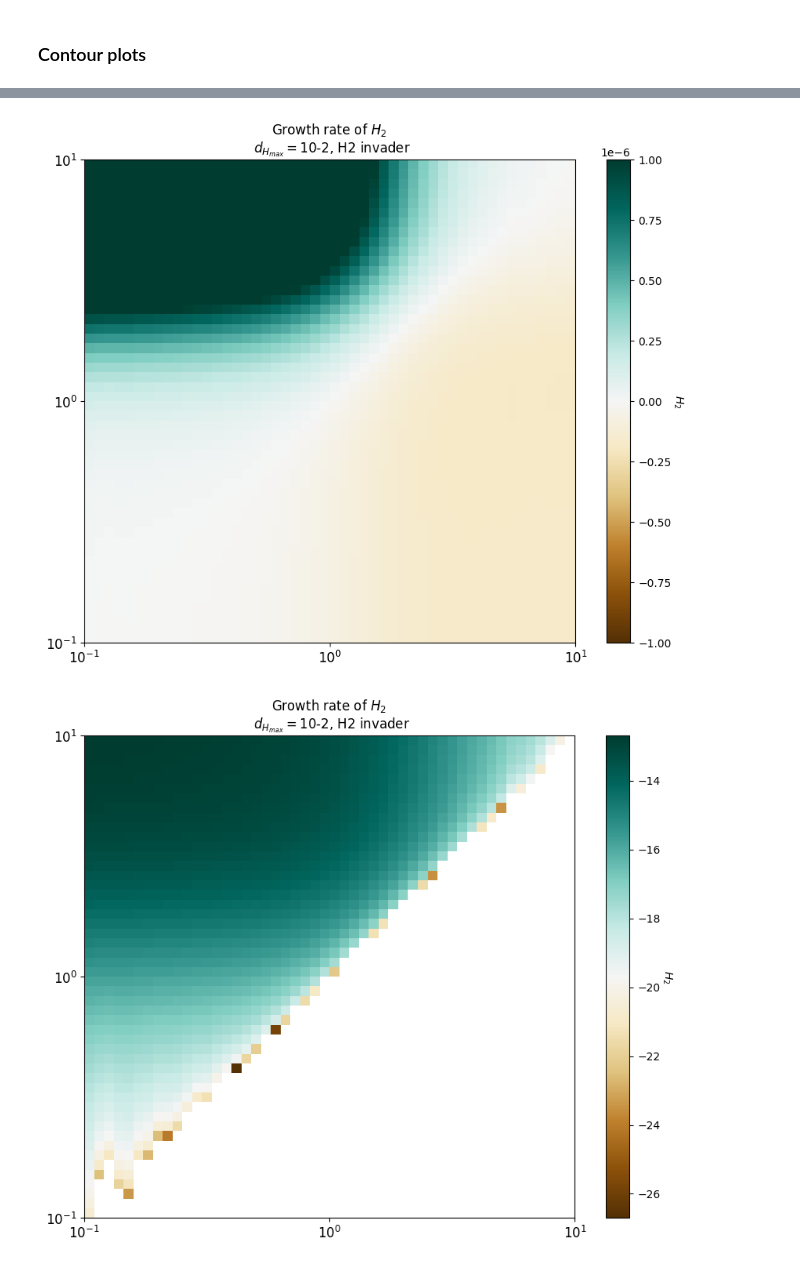
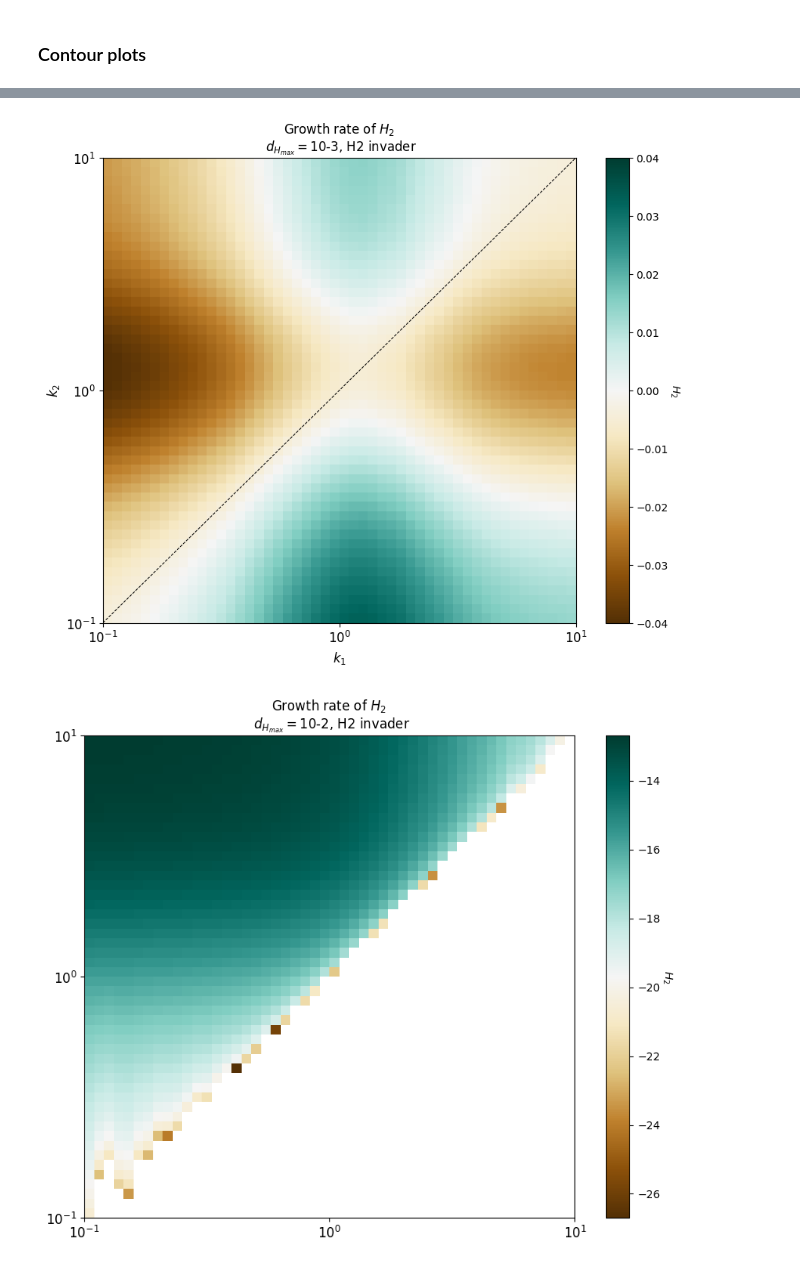
Before and after one commit to rbnmj/turingmodel, a Jupyter notebook: main.ipynb, the cells around one changed output, grey strips where cells are left out. Cells and saved outputs as stored; diff of their text form; code cells hidden in the pictures.

```diff
--- a/main.ipynb
+++ b/main.ipynb
@@ -1715,21 +1720,26 @@ plt.contour(slopeH2)
 # %%
-slopeH1 = np.loadtxt("./data/growthrateV3_10-2/H1Slope10-2.csv", delimiter=",")
-slopeH2 = np.loadtxt("./data/growthrateV3_10-2/H2Slope10-2.csv", delimiter=",")
-d_Hmax = "10-2"
+slopeH1 = np.loadtxt("./data/growthrateV3_10-3/H1Slope10-3_log2.csv", delimiter=",")
+slopeH2 = np.loadtxt("./data/growthrateV3_10-3/H2Slope10-3_log2.csv", delimiter=",")
+d_Hmax = "10-3"
 fig, ax3 = plt.subplots(figsize=(10.1,8))
-ax3.pcolormesh((slopeH2), cmap="BrBG", vmin=-1*10**-6, vmax=1*10**-6)
+ax3.pcolormesh((slopeH2), cmap="BrBG", vmin=-0.04, vmax=0.04)#, vmin=-1*10**-6, vmax=1*10**-6)
 cbar3 = ax3.figure.colorbar(ax3.collections[0])
 cbar3.set_label('$H_2$', rotation=270, labelpad=12)
 ax3.set_xticks(np.linspace(0, len(k_1_range), 3))
 ax3.set_yticks(np.linspace(0, len(k_1_range), 3))
 ax3.set_xticklabels(("$10^{-1}$", "$10^{0}$", "$10^{1}$"), rotation=0)
 ax3.set_yticklabels(("$10^{-1}$", "$10^{0}$", "$10^{1}$"))
 ax3.set_title('Growth rate of $H_2$ \n $d_{H_{max}} = $' + str(d_Hmax) + ', H2 invader')
+
+# add diagonal dotted
+ax3.plot([0, len(k_1_range)], [0, len(k_1_range)], color="black", linestyle="--", linewidth=0.75)
+plt.savefig('./output/turingtalk230926/invasiongrowthrate_'+str(d_Hmax)+'_obsi.png')
+ax3.set_xlabel("$k_1$", fontsize=12)
+ax3.set_ylabel("$k_2$", fontsize=12)
 ax3.tick_params(labelsize=12)
-plt.savefig('./output/turingtalk230926/invasiongrowthrate_'+str(d_Hmax)+'_H2.png')
 plt.show()
 # %% [output]
-[figure, old version]
+[figure, new version]
 # %%
 slopeH1 = np.loadtxt("./data/growthrateV3_10-2/H1Slope10-2.csv", delimiter=",")
 slopeH2 = np.loadtxt("./data/growthrateV3_10-2/H2Slope10-2.csv", delimiter=",")
```
Also changed, not shown: parts of 4 cells of this notebook, 49 other files.
